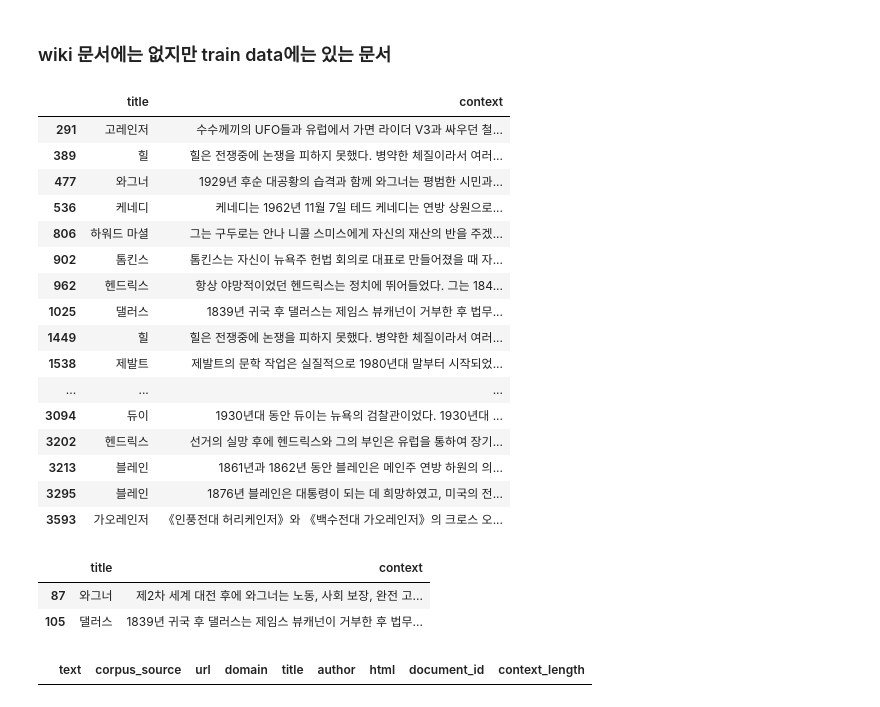
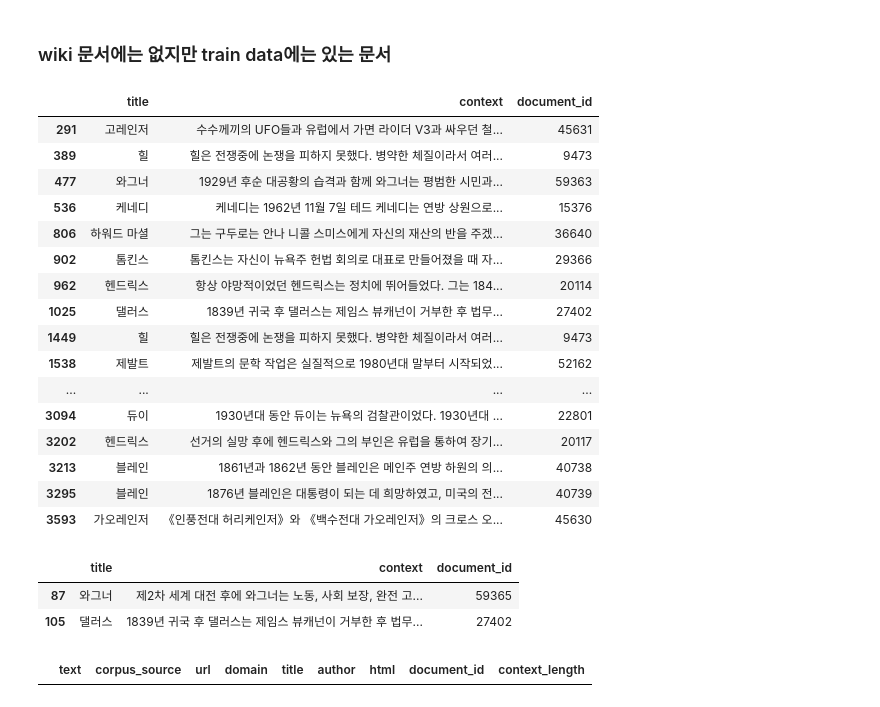
Before and after one commit to boostcampaitech7/level2-mrc-nlp-11, a Jupyter notebook: eda_sangyeop.ipynb, the cells around one changed output. Saved outputs shown, nothing was run; the diff lists cells and outputs as text; code cells hidden in the pictures.

```diff
--- a/eda_sangyeop.ipynb
+++ b/eda_sangyeop.ipynb
@@ -406,30 +404,30 @@ print("중복되는 title의 수: ",len(train_data['title'])-len(train_titles))
 # %%
 train_titles_not_in_wiki = train_titles - wiki_titles
 
 # train 데이터에서 wiki에 없는 title에 해당하는 행을 추출
 train_data_not_in_wiki = train_data[train_data['title'].isin(train_titles_not_in_wiki)]
 
 # title과 context를 출력할 수 있도록 DataFrame으로 생성
-train_data_not_in_wiki_info = train_data_not_in_wiki[['title', 'context']]
+train_data_not_in_wiki_info = train_data_not_in_wiki[['title', 'context', 'document_id']]
 train_data_not_in_wiki_info
 # %% [output]
-|  | title | context |
-| 291 | 고레인저 | 수수께끼의 UFO들과 유럽에서 가면 라이더 V3과 싸우던 철... |
-| 389 | 힐 | 힐은 전쟁중에 논쟁을 피하지 못했다. 병약한 체질이라서 여러... |
-| 477 | 와그너 | 1929년 후순 대공황의 습격과 함께 와그너는 평범한 시민과... |
-| 536 | 케네디 | 케네디는 1962년 11월 7일 테드 케네디는 연방 상원으로... |
-| 806 | 하워드 마셜 | 그는 구두로는 안나 니콜 스미스에게 자신의 재산의 반을 주겠... |
-| 902 | 톰킨스 | 톰킨스는 자신이 뉴욕주 헌법 회의로 대표로 만들어졌을 때 자... |
-| 962 | 헨드릭스 | 항상 야망적이었던 헨드릭스는 정치에 뛰어들었다. 그는 184... |
-| 1025 | 댈러스 | 1839년 귀국 후 댈러스는 제임스 뷰캐넌이 거부한 후 법무... |
-| 1449 | 힐 | 힐은 전쟁중에 논쟁을 피하지 못했다. 병약한 체질이라서 여러... |
-| 1538 | 제발트 | 제발트의 문학 작업은 실질적으로 1980년대 말부터 시작되었... |
-| ... | ... | ... |
-| 3094 | 듀이 | 1930년대 동안 듀이는 뉴욕의 검찰관이었다. 1930년대 ... |
-| 3202 | 헨드릭스 | 선거의 실망 후에 헨드릭스와 그의 부인은 유럽을 통하여 장기... |
-| 3213 | 블레인 | 1861년과 1862년 동안 블레인은 메인주 연방 하원의 의... |
-| 3295 | 블레인 | 1876년 블레인은 대통령이 되는 데 희망하였고, 미국의 전... |
-| 3593 | 가오레인저 | 《인풍전대 허리케인저》와 《백수전대 가오레인저》의 크로스 오... |
+|  | title | context | document_id |
+| 291 | 고레인저 | 수수께끼의 UFO들과 유럽에서 가면 라이더 V3과 싸우던 철... | 45631 |
+| 389 | 힐 | 힐은 전쟁중에 논쟁을 피하지 못했다. 병약한 체질이라서 여러... | 9473 |
+| 477 | 와그너 | 1929년 후순 대공황의 습격과 함께 와그너는 평범한 시민과... | 59363 |
+| 536 | 케네디 | 케네디는 1962년 11월 7일 테드 케네디는 연방 상원으로... | 15376 |
+| 806 | 하워드 마셜 | 그는 구두로는 안나 니콜 스미스에게 자신의 재산의 반을 주겠... | 36640 |
+| 902 | 톰킨스 | 톰킨스는 자신이 뉴욕주 헌법 회의로 대표로 만들어졌을 때 자... | 29366 |
+| 962 | 헨드릭스 | 항상 야망적이었던 헨드릭스는 정치에 뛰어들었다. 그는 184... | 20114 |
+| 1025 | 댈러스 | 1839년 귀국 후 댈러스는 제임스 뷰캐넌이 거부한 후 법무... | 27402 |
+| 1449 | 힐 | 힐은 전쟁중에 논쟁을 피하지 못했다. 병약한 체질이라서 여러... | 9473 |
+| 1538 | 제발트 | 제발트의 문학 작업은 실질적으로 1980년대 말부터 시작되었... | 52162 |
+| ... | ... | ... | ... |
+| 3094 | 듀이 | 1930년대 동안 듀이는 뉴욕의 검찰관이었다. 1930년대 ... | 22801 |
+| 3202 | 헨드릭스 | 선거의 실망 후에 헨드릭스와 그의 부인은 유럽을 통하여 장기... | 20117 |
+| 3213 | 블레인 | 1861년과 1862년 동안 블레인은 메인주 연방 하원의 의... | 40738 |
+| 3295 | 블레인 | 1876년 블레인은 대통령이 되는 데 희망하였고, 미국의 전... | 40739 |
+| 3593 | 가오레인저 | 《인풍전대 허리케인저》와 《백수전대 가오레인저》의 크로스 오... | 45630 |
 # %%
 validation_titles_not_in_wiki = validation_titles - wiki_titles
 
@@ -437,11 +435,11 @@ validation_titles_not_in_wiki = validation_titles - wiki_titles
 validation_data_not_in_wiki = validation_data[validation_data['title'].isin(validation_titles_not_in_wiki)]
 
 # title과 context를 출력할 수 있도록 DataFrame으로 생성
-validation_data_not_in_wiki_info = validation_data_not_in_wiki[['title', 'context']]
+validation_data_not_in_wiki_info = validation_data_not_in_wiki[['title', 'context', 'document_id']]
 validation_data_not_in_wiki_info
 # %% [output]
-|  | title | context |
-| 87 | 와그너 | 제2차 세계 대전 후에 와그너는 노동, 사회 보장, 완전 고... |
-| 105 | 댈러스 | 1839년 귀국 후 댈러스는 제임스 뷰캐넌이 거부한 후 법무... |
+|  | title | context | document_id |
+| 87 | 와그너 | 제2차 세계 대전 후에 와그너는 노동, 사회 보장, 완전 고... | 59365 |
+| 105 | 댈러스 | 1839년 귀국 후 댈러스는 제임스 뷰캐넌이 거부한 후 법무... | 27402 |
 # %%
 # 특정 title을 가진 데이터 추출
```
Also changed, not shown: parts of 16 cells of this notebook.
